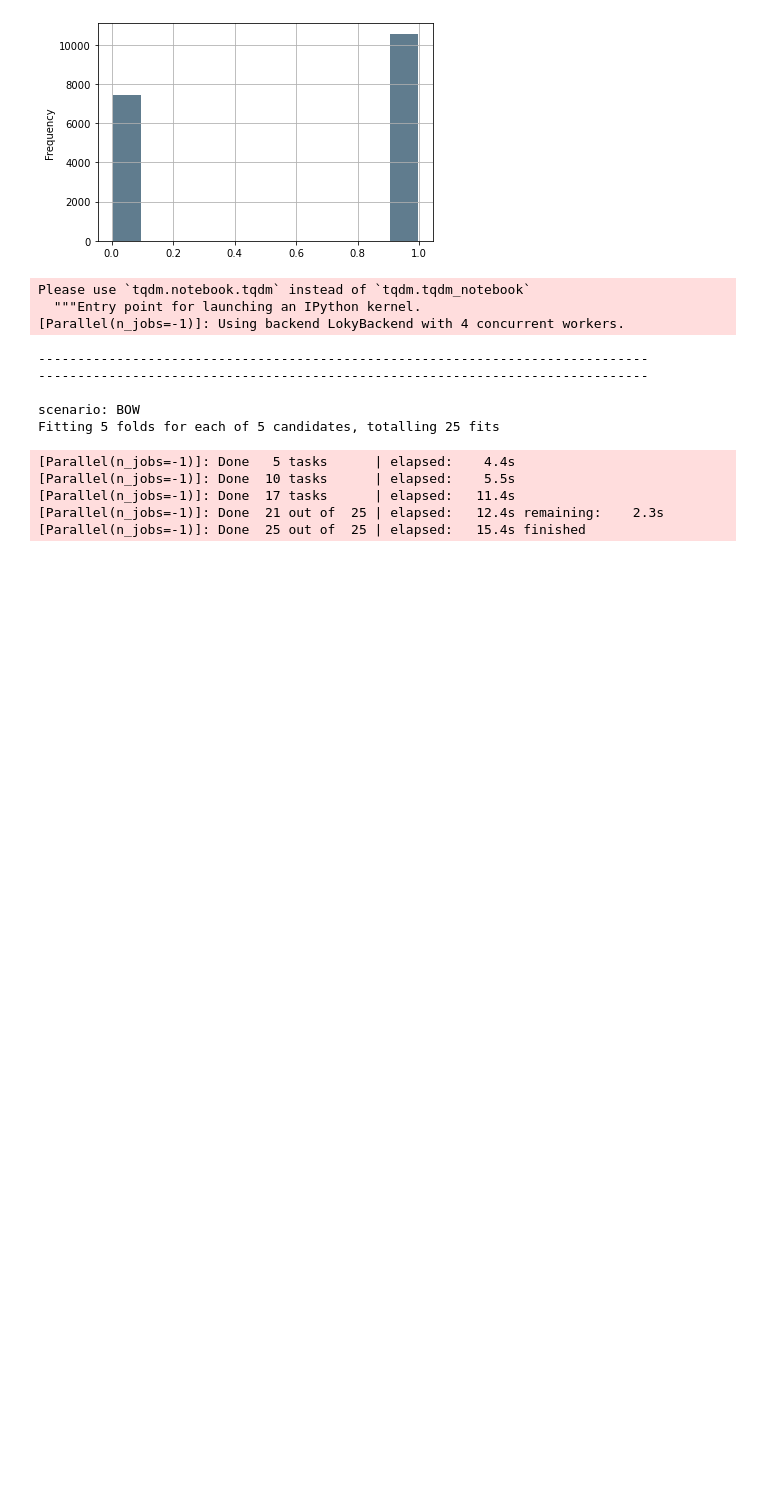
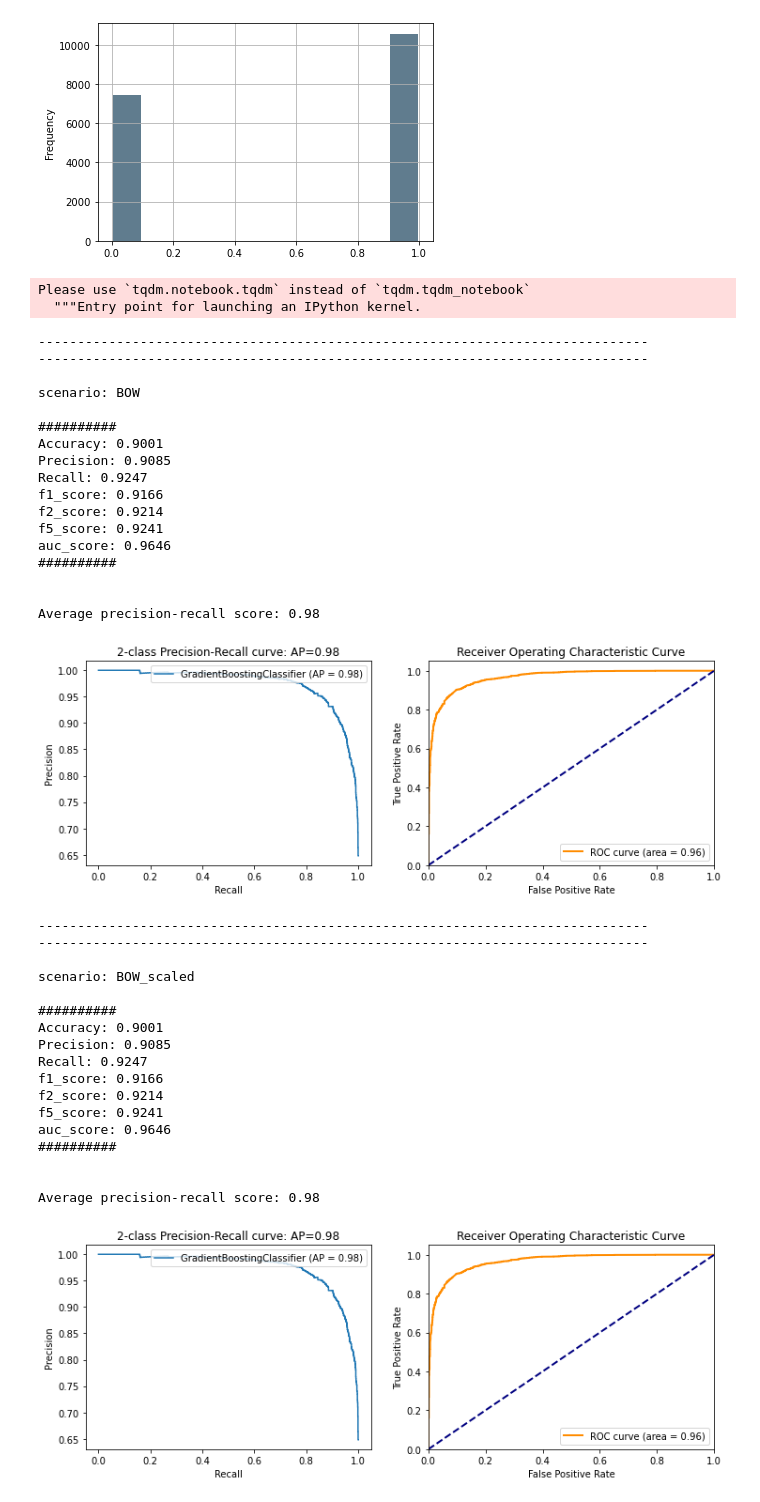
Before and after one commit to JasonTarzan/StatLearnProj, a Jupyter notebook: Iason/Gradient Boosting Classifier.ipynb, the cells around one changed output. Drawn from its saved outputs; the diff is of its cells as text; code cells hidden in the pictures; blank space fills up the shorter version.

```diff
--- a/Iason/Gradient Boosting Classifier.ipynb
+++ b/Iason/Gradient Boosting Classifier.ipynb
@@ -143,16 +143,13 @@ d = {k:v for k,v in zip(keys,values)}
 # %%
 df = pd.DataFrame(data=None,columns=['scenario','accuracy','auc','params'])
 # %%
-n_HP_points_to_test = 100
+n_HP_points_to_test = 60  ##<----Number of Candidates
 
 param_test ={"loss":["deviance","exponential"],
-            "learning_rate": [0.01, 0.025, 0.05, 0.075, 0.1, 0.15, 0.2],
-            "min_samples_split": np.linspace(0.1, 0.5, 12),
-            "min_samples_leaf": np.linspace(0.1, 0.5, 12),
-            "max_depth":[3,5,8],
+            "learning_rate": [0.01, 0.03, 0.05, 0.1, 0.2, 0.3, 0.5],
+            "max_depth":[3,5,8,12,15],
             "max_features":["log2","sqrt"],
-            "criterion": ["friedman_mse",  "mae"],
-            "subsample":[0.5, 0.618, 0.8, 0.85, 0.9, 0.95, 1.0]}
+            'subsample': sp_uniform(loc=0.2, scale=0.8)}
 # %%
 for case,X in tqdm_notebook(d.items()):
 
@@ -168,7 +165,7 @@ for case,X in tqdm_notebook(d.items()):
 
 
 
-    clf = GradientBoostingClassifier(max_depth=-1, random_state=17, n_estimators=100)
+    clf = GradientBoostingClassifier(random_state=17, n_estimators=100)
 
     gs = RandomizedSearchCV(
     estimator=clf, param_distributions=param_test,
@@ -178,7 +175,7 @@ for case,X in tqdm_notebook(d.items()):
     refit=True,
     random_state=17,
     n_jobs=-1,
-    verbose=10)
+    verbose=0)
 
     gs.fit(X_train, y_train)
 
@@ -195,40 +192,66 @@ for case,X in tqdm_notebook(d.items()):
     f1 = f1_score(y_test,pred)
     f2 = fbeta_score(y_test,pred,beta=2)
     f5 = fbeta_score(y_test,pred,beta=5)
-    auc_score = roc_auc_score(y_test,pred)
+    y_score = best_grid.decision_function(X_test)
+    auc_score = roc_auc_score(y_test,y_score)
 
     print('##########')
     print('Accuracy: {}'.format(round(accuracy,4)))
     print('Precision: {}'.format(round(precision,4)))
     print('Recall: {}'.format(round(recall,4)))
     print('f1_score: {}'.format(round(f1,4)))
     print('f2_score: {}'.format(round(f2,4)))
     print('f5_score: {}'.format(round(f5,4)))
     print('auc_score: {}'.format(round(auc_score,4)))
 
     print('##########')
     print()
     print()
 
     new = pd.DataFrame({'scenario':case,'accuracy':accuracy,'auc':auc_score,'params':json.dumps(best_params)}, index=[0])
     df = pd.concat([df,new], ignore_index=True)
 
     plot_figure(X_test,y_test,best_grid,case)
 
     print()
 
 df.to_csv('GB/GradientBoostingGridSearch.csv', index=False)
 # %% [output]
 Please use `tqdm.notebook.tqdm` instead of `tqdm.tqdm_notebook`
   """Entry point for launching an IPython kernel.
-[Parallel(n_jobs=-1)]: Using backend LokyBackend with 4 concurrent workers.
 ------------------------------------------------------------------------------
 ------------------------------------------------------------------------------
 
 scenario: BOW
-Fitting 5 folds for each of 5 candidates, totalling 25 fits
+
+##########
+Accuracy: 0.9001
+Precision: 0.9085
+Recall: 0.9247
+f1_score: 0.9166
+f2_score: 0.9214
+f5_score: 0.9241
+auc_score: 0.9646
+##########
+
+
+Average precision-recall score: 0.98
+[figure, new version]
-[Parallel(n_jobs=-1)]: Done   5 tasks      | elapsed:    4.4s
-[Parallel(n_jobs=-1)]: Done  10 tasks      | elapsed:    5.5s
-[Parallel(n_jobs=-1)]: Done  17 tasks      | elapsed:   11.4s
-[Parallel(n_jobs=-1)]: Done  21 out of  25 | elapsed:   12.4s remaining:    2.3s
-[Parallel(n_jobs=-1)]: Done  25 out of  25 | elapsed:   15.4s finished
+------------------------------------------------------------------------------
+------------------------------------------------------------------------------
+
+scenario: BOW_scaled
+
+##########
+Accuracy: 0.9001
+Precision: 0.9085
+Recall: 0.9247
+f1_score: 0.9166
+f2_score: 0.9214
+f5_score: 0.9241
+auc_score: 0.9646
+##########
+
+
+Average precision-recall score: 0.98
+[figure, added]
```
Also changed, not shown: parts of 1 cell of this notebook, 1 other file.
